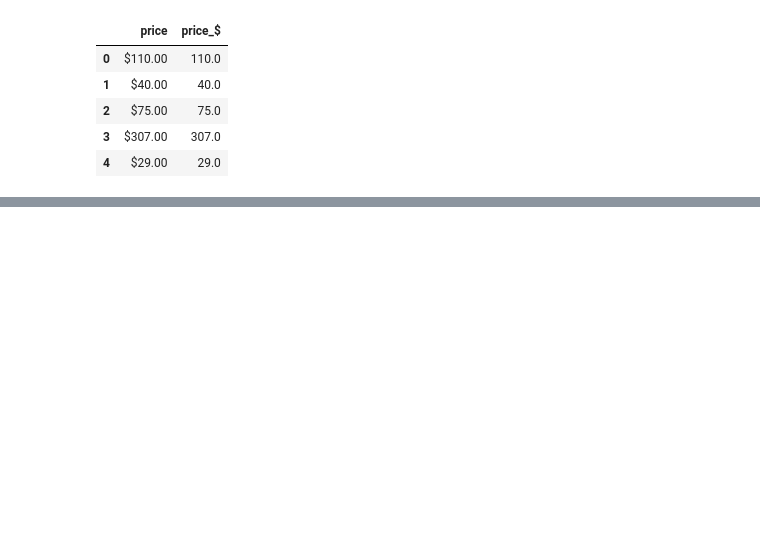
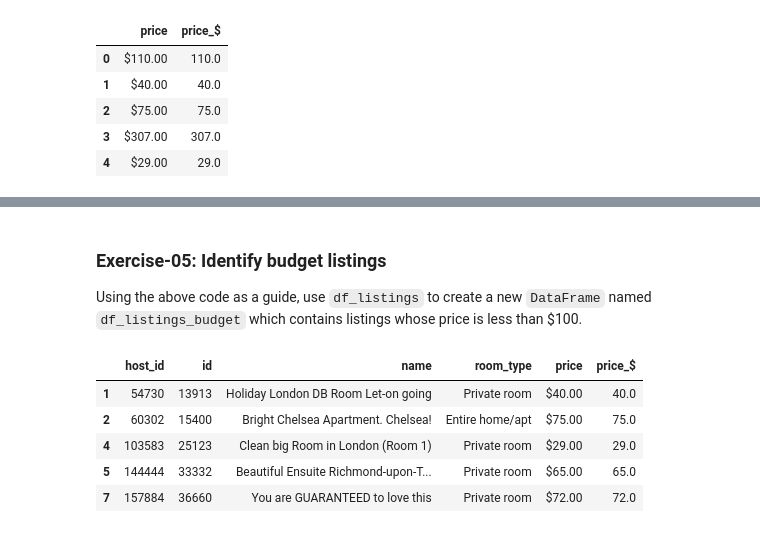
Before and after one commit to data-analytics-in-business/week-01, a Jupyter notebook: exercises/01-Beginner.ipynb, the cells around one changed output, grey strips where cells are left out. Drawn from its saved outputs; the diff is of its cells as text; code cells hidden in the pictures; blank space fills up the shorter version.

```diff
--- a/exercises/01-Beginner.ipynb
+++ b/exercises/01-Beginner.ipynb
@@ -111,3 +136,17 @@ Easy...
+# %% [markdown]
+### Exercise-05: Identify budget listings
+Using the above code as a guide, use `df_listings` to create a new `DataFrame` named `df_listings_budget` which contains listings whose price is less than $100.
+# %%
+# (SOLUTION) Delete in public branch
+df_listings_budget = df_listings[df_listings['price_$']<100]
+df_listings_budget.head()
+# %% [output]
+|  | host_id | id | name | room_type | price | price_$ |
+| 1 | 54730 | 13913 | Holiday London DB Room Let-on going | Private room | $40.00 | 40.0 |
+| 2 | 60302 | 15400 | Bright Chelsea Apartment. Chelsea! | Entire home/apt | $75.00 | 75.0 |
+| 4 | 103583 | 25123 | Clean big Room in London (Room 1) | Private room | $29.00 | 29.0 |
+| 5 | 144444 | 33332 | Beautiful Ensuite Richmond-upon-T... | Private room | $65.00 | 65.0 |
+| 7 | 157884 | 36660 | You are GUARANTEED to love this | Private room | $72.00 | 72.0 |
 # %% [markdown]
 <a style='text-decoration:none;line-height:16px;display:flex;color:#5B5B62;padding:10px;justify-content:end;' href='https://deepnote.com?utm_source=created-in-deepnote-cell&projectId=2c6f047c-21a6-4149-814c-b3f60a9bf973' target="_blank">
 <img alt='Created in deepnote.com' style='display:inline;max-height:16px;margin:0px;margin-right:7.5px;' src='embedded-picture-1' > </img>
```
Also changed, not shown: parts of 18 cells of this notebook.
